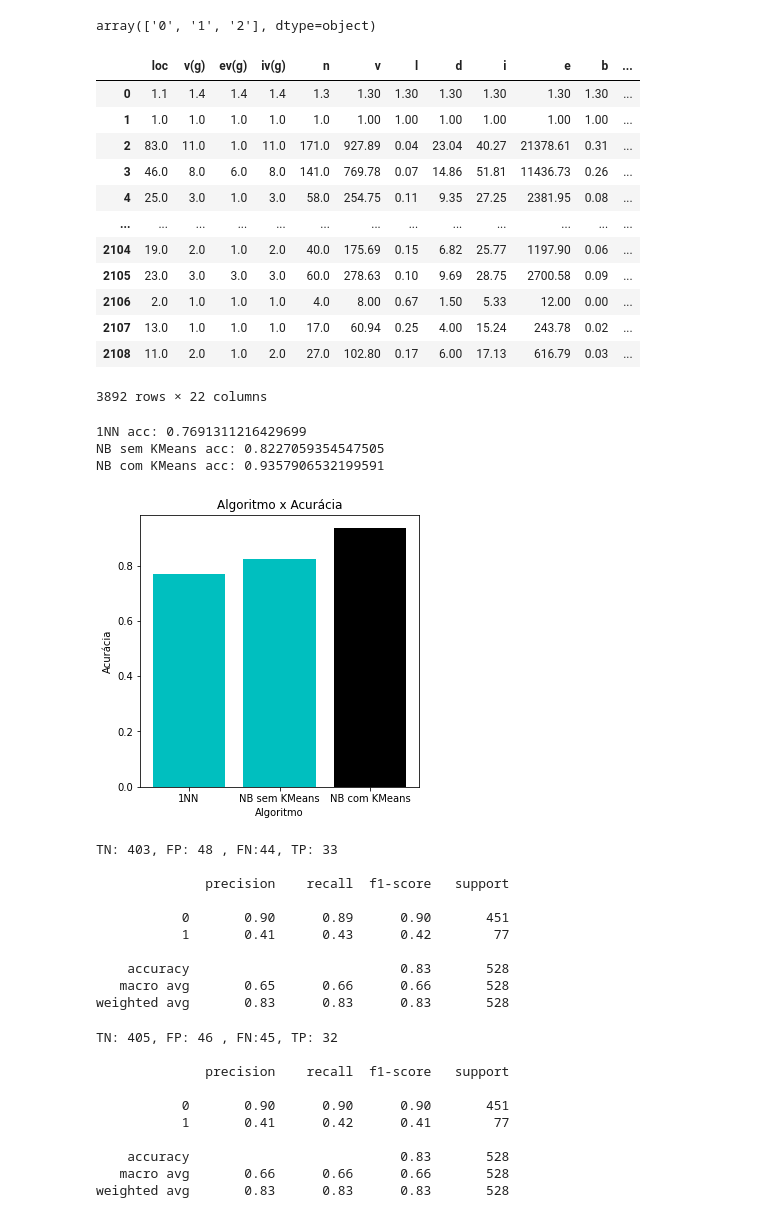
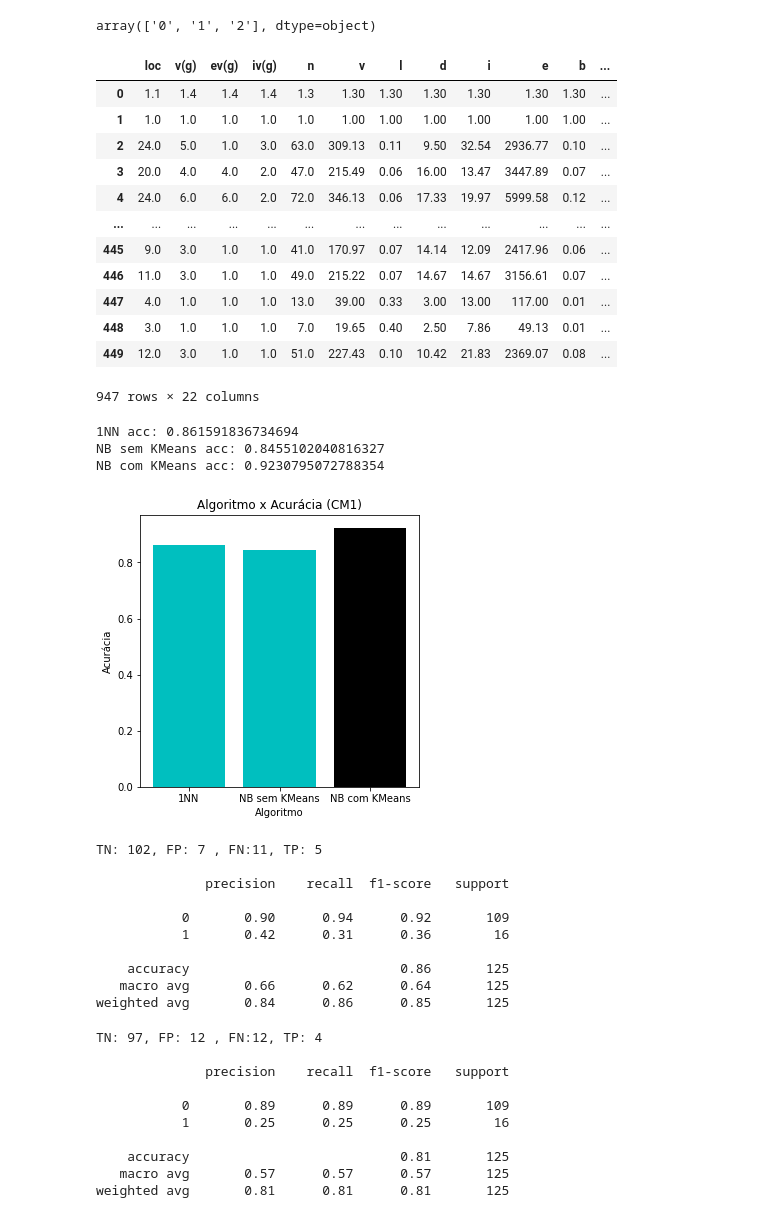
Before and after one commit to renatojmf/Machine-Learning, a Jupyter notebook: lista4.ipynb, the cells around one changed output. Saved outputs shown, nothing was run; the diff lists cells and outputs as text; code cells hidden in the pictures.

Commit message:
Correções nas visualizações

```diff
--- a/lista4.ipynb
+++ b/lista4.ipynb
@@ -221,4 +36,0 @@ weighted avg       0.98      0.92      0.94       237
-# %%
-data = pd.read_csv("https://raw.githubusercontent.com/renatojmf/Machine-Learning/main/kc1Data.csv",encoding = "ISO-8859-1")
-data["defects"] = data["defects"].astype(int)
-data.head()
@@ -287,16 +92,16 @@ df_res
 |  | loc | v(g) | ev(g) | iv(g) | n | v | l | d | i | e | b | ... |
 | 0 | 1.1 | 1.4 | 1.4 | 1.4 | 1.3 | 1.30 | 1.30 | 1.30 | 1.30 | 1.30 | 1.30 | ... |
 | 1 | 1.0 | 1.0 | 1.0 | 1.0 | 1.0 | 1.00 | 1.00 | 1.00 | 1.00 | 1.00 | 1.00 | ... |
-| 2 | 83.0 | 11.0 | 1.0 | 11.0 | 171.0 | 927.89 | 0.04 | 23.04 | 40.27 | 21378.61 | 0.31 | ... |
-| 3 | 46.0 | 8.0 | 6.0 | 8.0 | 141.0 | 769.78 | 0.07 | 14.86 | 51.81 | 11436.73 | 0.26 | ... |
-| 4 | 25.0 | 3.0 | 1.0 | 3.0 | 58.0 | 254.75 | 0.11 | 9.35 | 27.25 | 2381.95 | 0.08 | ... |
+| 2 | 24.0 | 5.0 | 1.0 | 3.0 | 63.0 | 309.13 | 0.11 | 9.50 | 32.54 | 2936.77 | 0.10 | ... |
+| 3 | 20.0 | 4.0 | 4.0 | 2.0 | 47.0 | 215.49 | 0.06 | 16.00 | 13.47 | 3447.89 | 0.07 | ... |
+| 4 | 24.0 | 6.0 | 6.0 | 2.0 | 72.0 | 346.13 | 0.06 | 17.33 | 19.97 | 5999.58 | 0.12 | ... |
 | ... | ... | ... | ... | ... | ... | ... | ... | ... | ... | ... | ... | ... |
-| 2104 | 19.0 | 2.0 | 1.0 | 2.0 | 40.0 | 175.69 | 0.15 | 6.82 | 25.77 | 1197.90 | 0.06 | ... |
-| 2105 | 23.0 | 3.0 | 3.0 | 3.0 | 60.0 | 278.63 | 0.10 | 9.69 | 28.75 | 2700.58 | 0.09 | ... |
-| 2106 | 2.0 | 1.0 | 1.0 | 1.0 | 4.0 | 8.00 | 0.67 | 1.50 | 5.33 | 12.00 | 0.00 | ... |
-| 2107 | 13.0 | 1.0 | 1.0 | 1.0 | 17.0 | 60.94 | 0.25 | 4.00 | 15.24 | 243.78 | 0.02 | ... |
-| 2108 | 11.0 | 2.0 | 1.0 | 2.0 | 27.0 | 102.80 | 0.17 | 6.00 | 17.13 | 616.79 | 0.03 | ... |
+| 445 | 9.0 | 3.0 | 1.0 | 1.0 | 41.0 | 170.97 | 0.07 | 14.14 | 12.09 | 2417.96 | 0.06 | ... |
+| 446 | 11.0 | 3.0 | 1.0 | 1.0 | 49.0 | 215.22 | 0.07 | 14.67 | 14.67 | 3156.61 | 0.07 | ... |
+| 447 | 4.0 | 1.0 | 1.0 | 1.0 | 13.0 | 39.00 | 0.33 | 3.00 | 13.00 | 117.00 | 0.01 | ... |
+| 448 | 3.0 | 1.0 | 1.0 | 1.0 | 7.0 | 19.65 | 0.40 | 2.50 | 7.86 | 49.13 | 0.01 | ... |
+| 449 | 12.0 | 3.0 | 1.0 | 1.0 | 51.0 | 227.43 | 0.10 | 10.42 | 21.83 | 2369.07 | 0.08 | ... |
-3892 rows × 22 columns
+947 rows × 22 columns
 # %%
 import warnings
 warnings.filterwarnings("ignore")
@@ -326,21 +131,21 @@ nbk_acc.append(scores_nbm.mean())
 
 print("NB com KMeans acc:",nbk_acc[0])
 # %% [output]
-1NN acc: 0.7691311216429699
-NB sem KMeans acc: 0.8227059354547505
-NB com KMeans acc: 0.9357906532199591
+1NN acc: 0.861591836734694
+NB sem KMeans acc: 0.8455102040816327
+NB com KMeans acc: 0.9230795072788354
 # %%
 fig, ax = plt.subplots(figsize = (5, 5))
 ax.bar("1NN", knn_acc[0]  , color = 'c')
 ax.bar("NB sem KMeans", nb_acc[0], color = 'c')
 ax.bar("NB com KMeans", nbk_acc[0], color = 'k')
 ax.set(xlabel = 'Algoritmo'
        , ylabel = 'Acurácia'
-       , title = 'Algoritmo x Acurácia')
+       , title = 'Algoritmo x Acurácia (CM1)')
 
 plt.show()
 # %% [output]
-[figure, old version]
+[figure, new version]
 # %%
 #mais métricas para o 1NN
 
@@ -355,16 +160,16 @@ print(f'TN: {tn}, FP: {fp} , FN:{fn}, TP: {tp}')
 print()
 print(classification_report(y_test, knn_pred,zero_division=1))
 # %% [output]
-TN: 403, FP: 48 , FN:44, TP: 33
+TN: 102, FP: 7 , FN:11, TP: 5
 
               precision    recall  f1-score   support
 
-           0       0.90      0.89      0.90       451
-           1       0.41      0.43      0.42        77
+           0       0.90      0.94      0.92       109
+           1       0.42      0.31      0.36        16
 
-    accuracy                           0.83       528
-   macro avg       0.65      0.66      0.66       528
-weighted avg       0.83      0.83      0.83       528
+    accuracy                           0.86       125
+   macro avg       0.66      0.62      0.64       125
+weighted avg       0.84      0.86      0.85       125
 # %%
 #mais métricas para o GaussianNB sem KMeans
 
@@ -379,16 +184,16 @@ print(f'TN: {tn}, FP: {fp} , FN:{fn}, TP: {tp}')
 print()
 print(classification_report(y_test, gnb_pred,zero_division=1))
 # %% [output]
-TN: 405, FP: 46 , FN:45, TP: 32
+TN: 97, FP: 12 , FN:12, TP: 4
 
               precision    recall  f1-score   support
 
-           0       0.90      0.90      0.90       451
-           1       0.41      0.42      0.41        77
+           0       0.89      0.89      0.89       109
+           1       0.25      0.25      0.25        16
 
-    accuracy                           0.83       528
-   macro avg       0.66      0.66      0.66       528
-weighted avg       0.83      0.83      0.83       528
+    accuracy                           0.81       125
+   macro avg       0.57      0.57      0.57       125
+weighted avg       0.81      0.81      0.81       125
 # %%
 #mais métricas para o GaussianNB com KMeans
 
```
Also changed, not shown: parts of 35 cells of this notebook.
